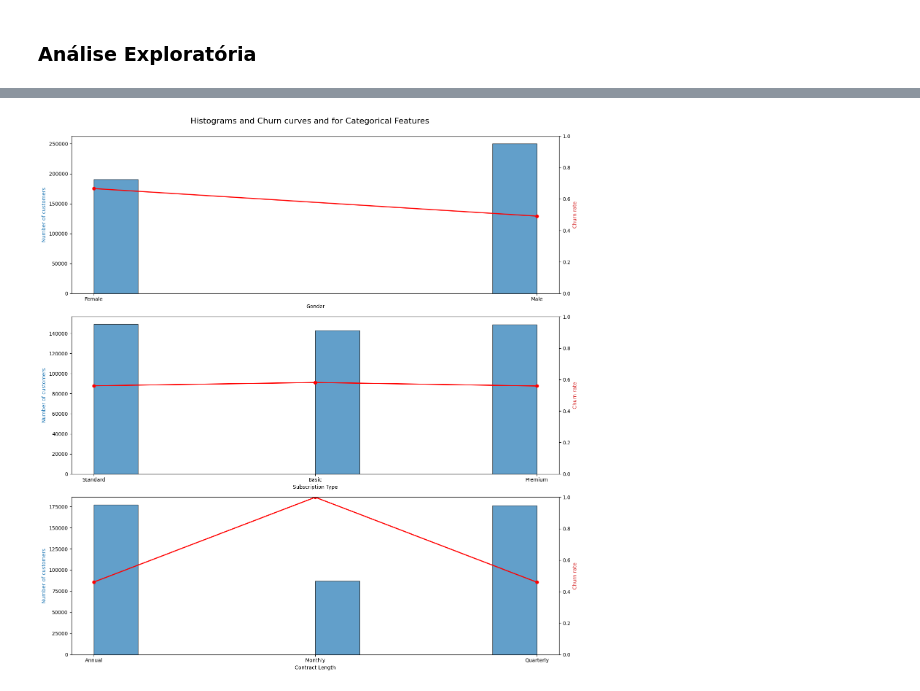
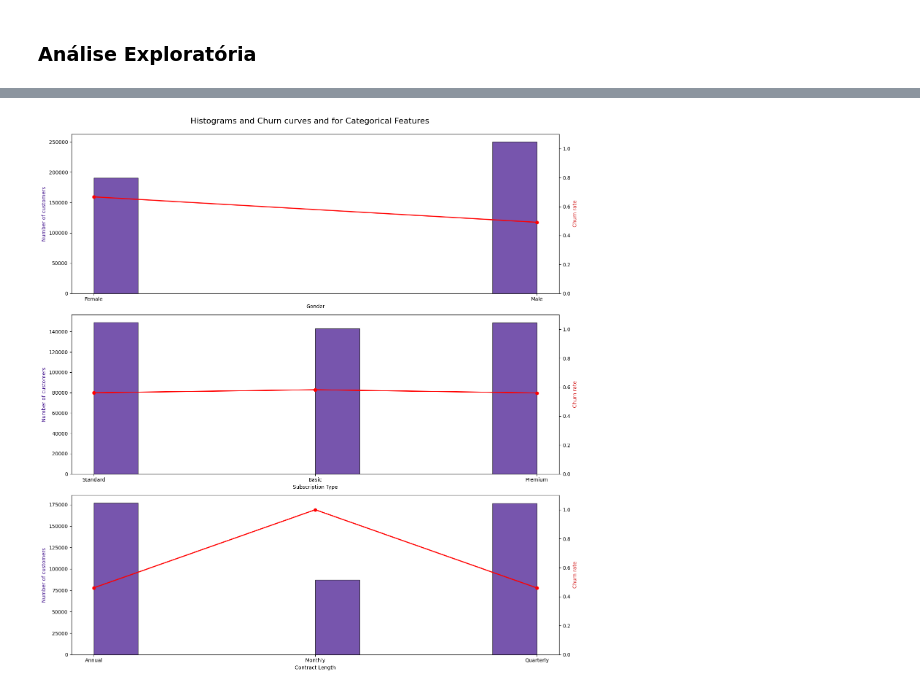
Before and after one commit to paduathiago/churn_prediction, a Jupyter notebook: churn_prediction.ipynb, the cells around one changed output, grey strips where cells are left out. Cells and saved outputs as stored; diff of their text form; code cells hidden in the pictures.

```diff
--- a/churn_prediction.ipynb
+++ b/churn_prediction.ipynb
@@ -105,9 +102,9 @@ axes = axes.flatten()
 for i, column in enumerate(numericFeatures):
     ax1 = axes[i]
 
-    n, bins, patches = ax1.hist(X_train[column], edgecolor='black', alpha=0.7)
+    n, bins, patches = ax1.hist(X_train[column], edgecolor='black', alpha=0.7, color='#3e0d8a')
     ax1.set_xlabel(column)
-    ax1.set_ylabel('Number of customers', color='tab:blue')
+    ax1.set_ylabel('Number of customers', color='#3e0d8a')
 
     # Calculate mean churn rate for each bin
     churn_rates = []
@@ -119,7 +116,7 @@ for i, column in enumerate(numericFeatures):
     ax2 = ax1.twinx()
     ax2.plot(bins[:-1] + np.diff(bins)/2, churn_rates, color='red', marker='o', linestyle='-', linewidth=2)
     ax2.set_ylabel('Churn rate', color='tab:red')
-    ax2.set_ylim(0, 1)
+    ax2.set_ylim(0, 1.1)
 
     ax1.set_title(f'Histogram and Churn Rate for {column}')
 
@@ -137,33 +138,33 @@ plt.show()
 # %%
 fig, axes = plt.subplots(len(categoricalFeatures), 1, figsize=(15, 5 * len(categoricalFeatures)))
 
 for i, column in enumerate(categoricalFeatures):
     ax1 = axes[i]
 
-    n, bins, patches = ax1.hist(X_train[column], edgecolor='black', alpha=0.7)
+    n, bins, patches = ax1.hist(X_train[column], edgecolor='black', alpha=0.7, color='#3e0d8a')
     ax1.set_xlabel(column)
-    ax1.set_ylabel('Number of customers', color='tab:blue')
+    ax1.set_ylabel('Number of customers', color='#3e0d8a')
 
     # Calculate mean churn rate for each bin
     churn_rates = []
     for category in X_train[column].unique():
         churn_rates.append(y_train[X_train[column] == category].mean())
 
     # Create a second y-axis to plot the churn rate
     ax2 = ax1.twinx()
     ax2.plot(X_train[column].unique(), churn_rates, color='red', marker='o', linestyle='-', linewidth=2)
     ax2.set_ylabel('Churn rate', color='tab:red')
 
-    ax2.set_ylim(0, 1)
+    ax2.set_ylim(0, 1.1)
 
 # Remove unused axes
 for i in range(len(categoricalFeatures), len(axes)):
     fig.delaxes(axes[i])
 
 # Adjust layout to prevent overlap
 plt.tight_layout()
 plt.suptitle('Histograms and Churn curves and for Categorical Features', fontsize=16, y=1.02)
 
 plt.show()
 # %% [output]
-[figure, old version]
+[figure, new version]
```
Also changed, not shown: parts of 4 cells of this notebook.
